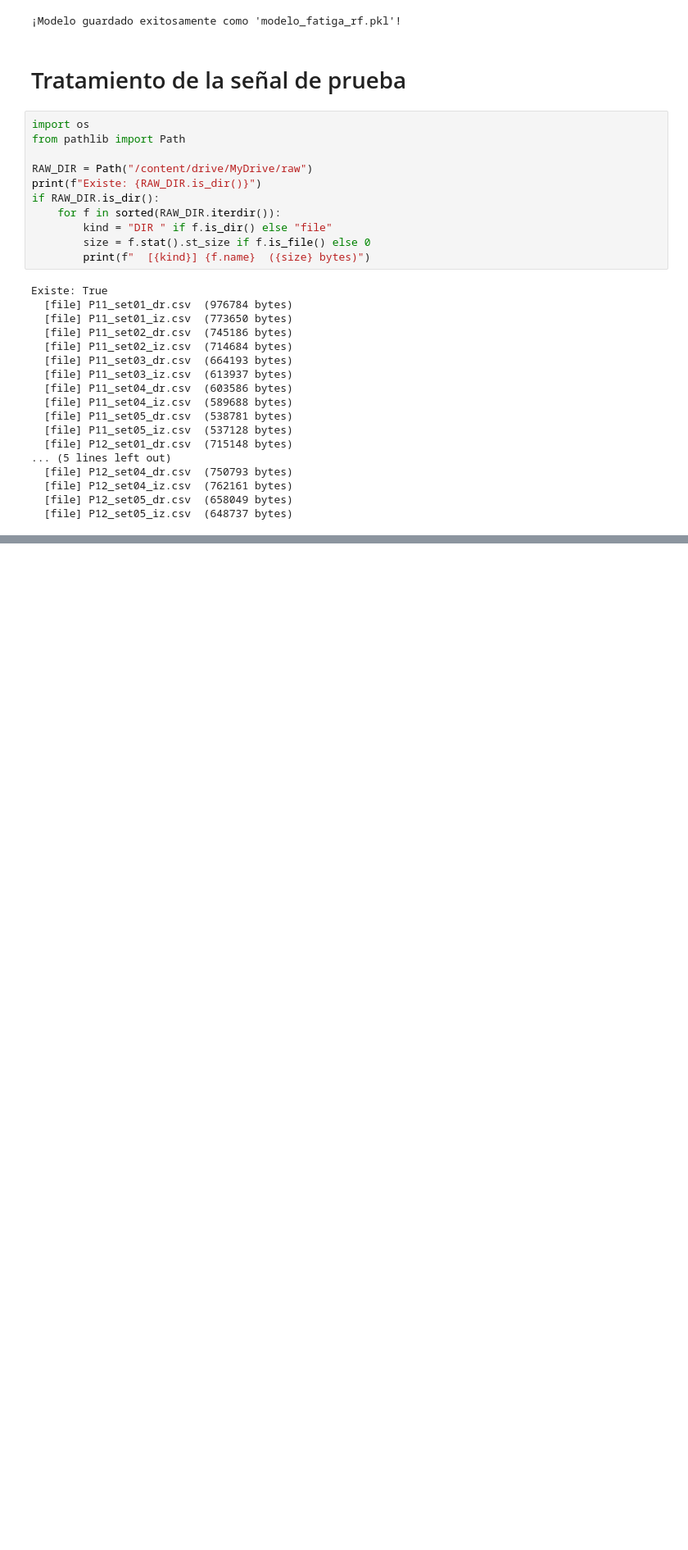
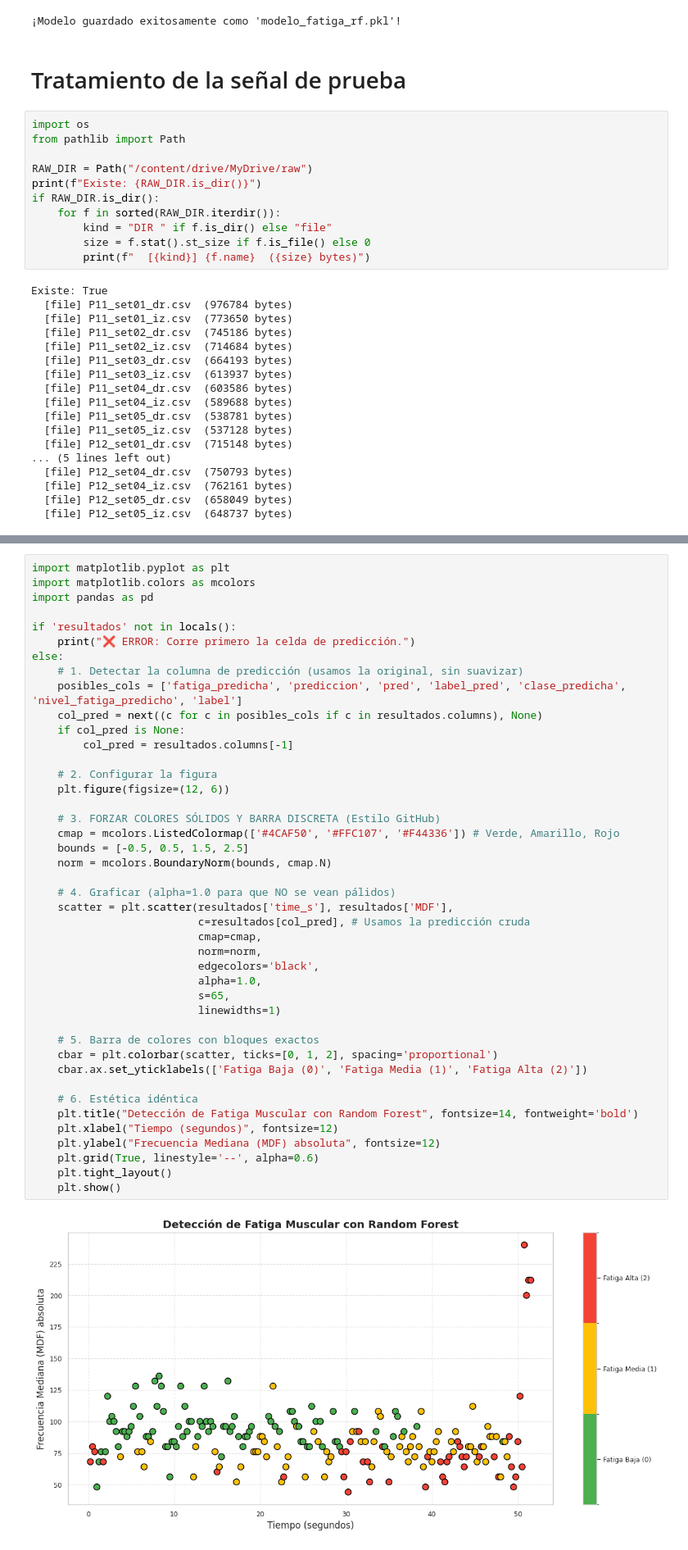
Before and after one commit to CristianChuquin/emg-quadriceps-fatigue, a Jupyter notebook: pre_procesamiento_de_datos_y_modelo_completo.ipynb, the cells around one changed output, grey strips where cells are left out. Shown at 82% size. Drawn from its saved outputs; the diff is of its cells as text; blank space fills up the shorter version.

```diff
--- a/pre_procesamiento_de_datos_y_modelo_completo.ipynb
+++ b/pre_procesamiento_de_datos_y_modelo_completo.ipynb
@@ -1807,2 +1888,47 @@ Iniciando carga de datos y predicción...
+# %%
+import matplotlib.pyplot as plt
+import matplotlib.colors as mcolors
+import pandas as pd
+
+if 'resultados' not in locals():
+    print("❌ ERROR: Corre primero la celda de predicción.")
+else:
+    # 1. Detectar la columna de predicción (usamos la original, sin suavizar)
+    posibles_cols = ['fatiga_predicha', 'prediccion', 'pred', 'label_pred', 'clase_predicha', 'nivel_fatiga_predicho', 'label']
+    col_pred = next((c for c in posibles_cols if c in resultados.columns), None)
+    if col_pred is None:
+        col_pred = resultados.columns[-1]
+
+    # 2. Configurar la figura
+    plt.figure(figsize=(12, 6))
+
+    # 3. FORZAR COLORES SÓLIDOS Y BARRA DISCRETA (Estilo GitHub)
+    cmap = mcolors.ListedColormap(['#4CAF50', '#FFC107', '#F44336']) # Verde, Amarillo, Rojo
+    bounds = [-0.5, 0.5, 1.5, 2.5]
+    norm = mcolors.BoundaryNorm(bounds, cmap.N)
+
+    # 4. Graficar (alpha=1.0 para que NO se vean pálidos)
+    scatter = plt.scatter(resultados['time_s'], resultados['MDF'],
+                          c=resultados[col_pred], # Usamos la predicción cruda
+                          cmap=cmap,
+                          norm=norm,
+                          edgecolors='black',
+                          alpha=1.0,
+                          s=65,
+                          linewidths=1)
+
+    # 5. Barra de colores con bloques exactos
+    cbar = plt.colorbar(scatter, ticks=[0, 1, 2], spacing='proportional')
+    cbar.ax.set_yticklabels(['Fatiga Baja (0)', 'Fatiga Media (1)', 'Fatiga Alta (2)'])
+
+    # 6. Estética idéntica
+    plt.title("Detección de Fatiga Muscular con Random Forest", fontsize=14, fontweight='bold')
+    plt.xlabel("Tiempo (segundos)", fontsize=12)
+    plt.ylabel("Frecuencia Mediana (MDF) absoluta", fontsize=12)
+    plt.grid(True, linestyle='--', alpha=0.6)
+    plt.tight_layout()
+    plt.show()
+# %% [output]
+[figure, added]
 # %%
 import pandas as pd
```
Also changed, not shown: parts of 12 cells of this notebook.
